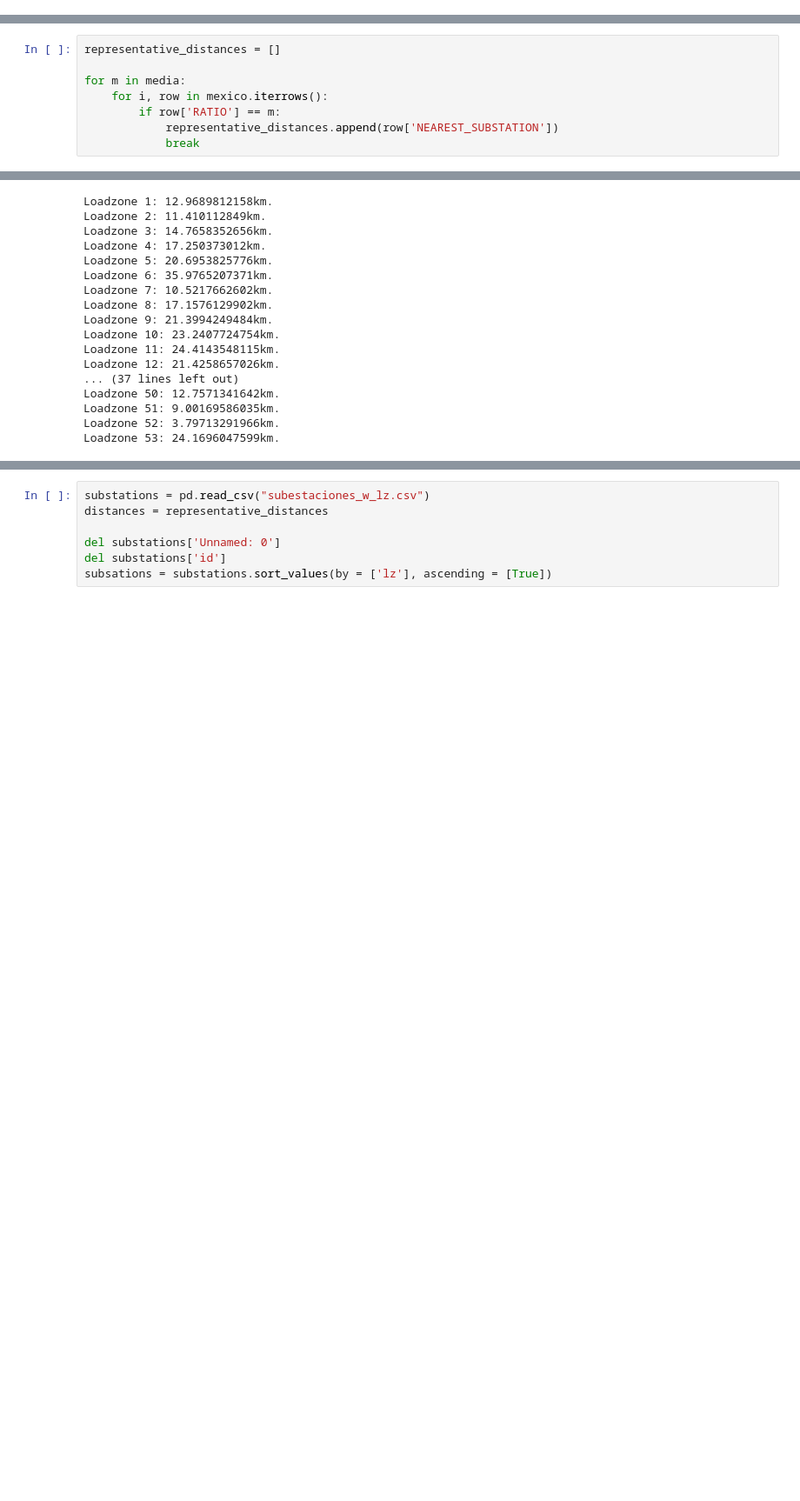
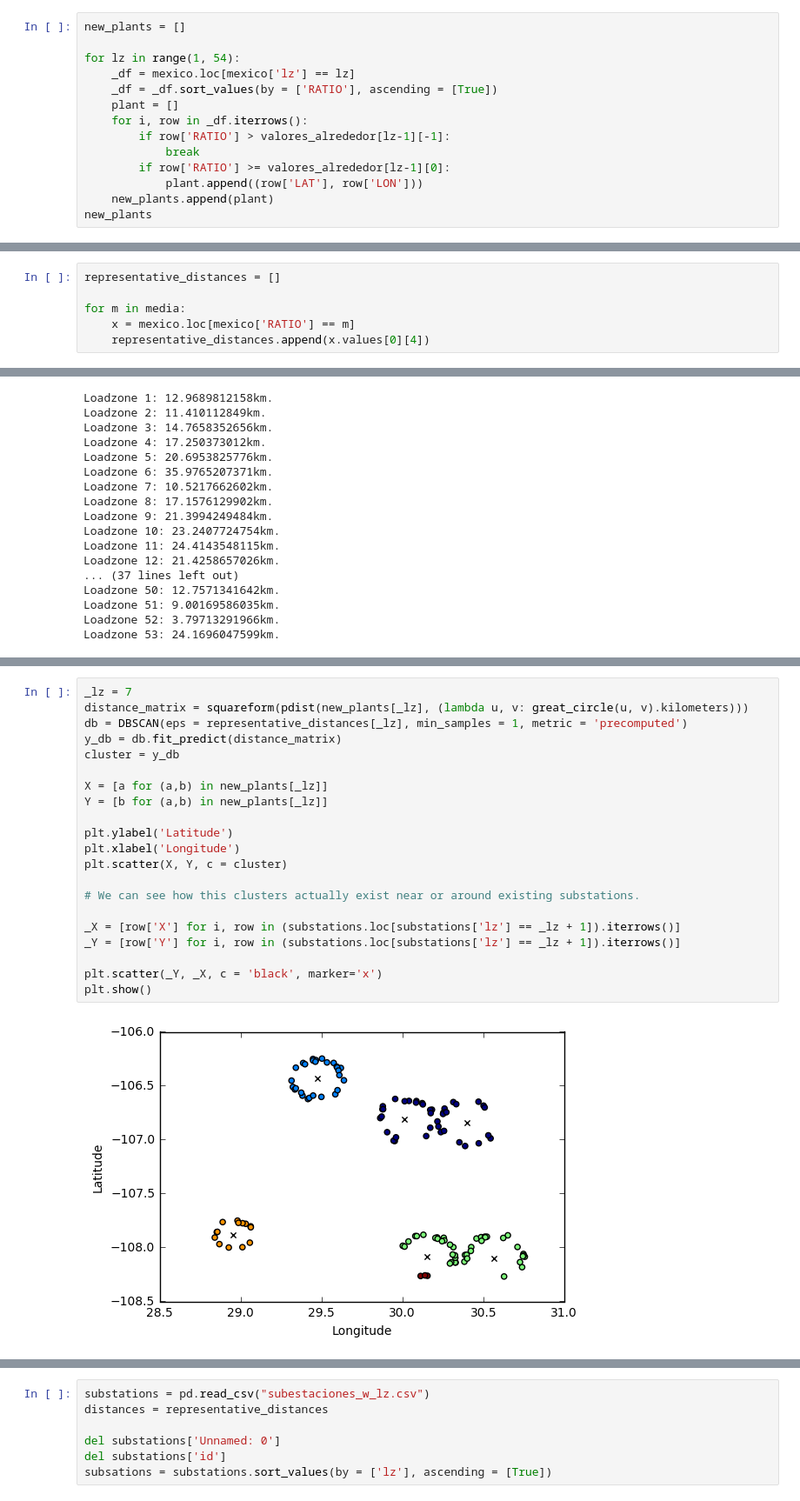
Before and after one commit to sergiocastellanos/switch_mexico_data, a Jupyter notebook: Notebooks/Wind representative profiles.ipynb, the cells around one changed output, grey strips where cells are left out. Shown at 87% size. Drawn from its saved outputs; the diff is of its cells as text; blank space fills up the shorter version.

Commit message:
Update wind representative profiles.

```diff
--- a/Notebooks/Wind representative profiles.ipynb
+++ b/Notebooks/Wind representative profiles.ipynb
@@ -186,3 +183,17 @@ for p in plots:
 116 / 58
 62 / 31
 60 / 30
+# %%
+new_plants = []
+
+for lz in range(1, 54):
+    _df = mexico.loc[mexico['lz'] == lz]
+    _df = _df.sort_values(by = ['RATIO'], ascending = [True])
+    plant = []
+    for i, row in _df.iterrows():
+        if row['RATIO'] > valores_alrededor[lz-1][-1]:
+            break
+        if row['RATIO'] >= valores_alrededor[lz-1][0]:
+            plant.append((row['LAT'], row['LON']))
+    new_plants.append(plant)
+new_plants
@@ -190,10 +219,8 @@ for p in plots:
 representative_distances = []
 
 for m in media:
-    for i, row in mexico.iterrows():
-        if row['RATIO'] == m:
-            representative_distances.append(row['NEAREST_SUBSTATION'])
-            break
+    x = mexico.loc[mexico['RATIO'] == m]
+    representative_distances.append(x.values[0][4])
 # %%
 for i in range(0, 53):
     print ("Loadzone " + str(i+1) + ": " + str(representative_distances[i]) + "km.")
@@ -217,0 +251,23 @@ Loadzone 53: 24.1696047599km.
+# %%
+_lz = 7
+distance_matrix = squareform(pdist(new_plants[_lz], (lambda u, v: great_circle(u, v).kilometers)))
+db = DBSCAN(eps = representative_distances[_lz], min_samples = 1, metric = 'precomputed')
+y_db = db.fit_predict(distance_matrix)
+cluster = y_db
+
+X = [a for (a,b) in new_plants[_lz]]
+Y = [b for (a,b) in new_plants[_lz]]
+
+plt.ylabel('Latitude')
+plt.xlabel('Longitude')
+plt.scatter(X, Y, c = cluster)
+
+# We can see how this clusters actually exist near or around existing substations.
+
+_X = [row['X'] for i, row in (substations.loc[substations['lz'] == _lz + 1]).iterrows()]
+_Y = [row['Y'] for i, row in (substations.loc[substations['lz'] == _lz + 1]).iterrows()]
+
+plt.scatter(_Y, _X, c = 'black', marker='x')
+plt.show()
+# %% [output]
+[figure, added]
```
Also changed, not shown: parts of 7 cells of this notebook.
